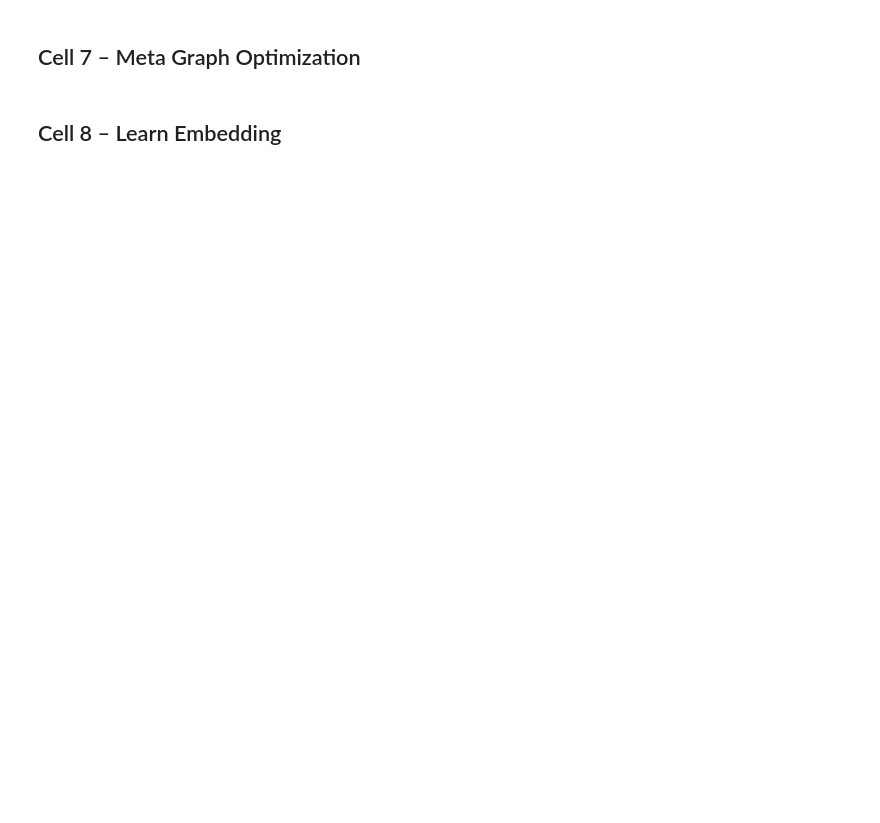
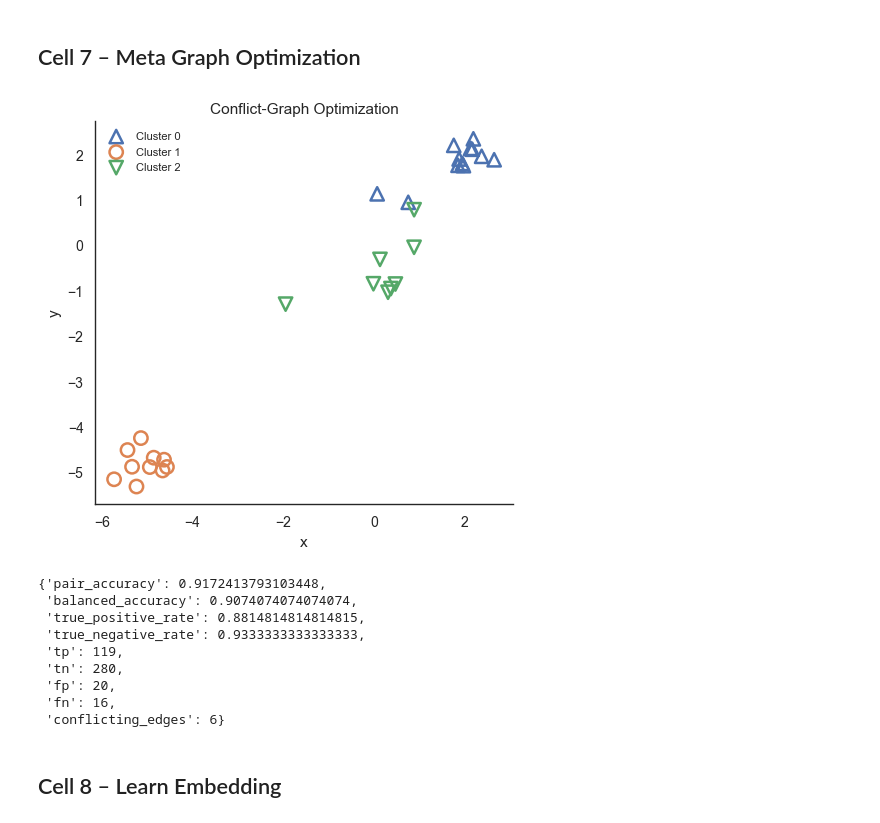
Before and after one commit to gerritgr/ClusterJudge, a Jupyter notebook: main.ipynb, the cells around one changed output. Cells and saved outputs as stored; diff of their text form; code cells hidden in the pictures; blank space fills up the shorter version.

```diff
--- a/main.ipynb
+++ b/main.ipynb
@@ -889,9 +1024,10 @@ MAIN_STATE["meta_graph"] = run_meta_graph_cell(
 ## Cell 7 – Meta Graph Optimization
 # %%
 CONFLICT_CLUSTER_COUNT = 3  # Higher permits finer partitions; lower pushes the optimizer toward broader assignments.
-CONFLICT_RANDOM_RESTARTS = 12  # Higher searches more random initial clusterings; lower is faster but less robust.
+CONFLICT_RANDOM_RESTARTS = 10  # Higher searches more random initial clusterings; lower is faster but less robust.
 CONFLICT_SWEEPS = 35  # Higher lets reassignment continue longer; lower stops sooner with rougher optima.
 CONFLICT_BALANCE_LAMBDA = 0.7  # Higher resists collapse into one cluster; lower focuses more purely on conflict count.
+CONFLICT_ESCAPE_MOVES = 2  # Higher helps the search jump away from local minima more aggressively; lower keeps the search greedier.
 CONFLICT_SEED = 42  # Higher changes the random initialization of the discrete optimizer.
 CONFLICT_CSV_PATH = f"{MAIN_ENV['figure_dir']}/conflict_graph_clusters.csv"  # Change this to archive alternative optimized assignments.
 CONFLICT_FIGURE_STEM = f"{MAIN_ENV['figure_dir']}/conflict_graph_clusters"  # Change this stem to rename the conflict-graph figure bundle.
@@ -925,6 +1061,7 @@ def optimize_meta_graph_clustering(
     n_restarts: int,
     n_sweeps: int,
     balance_lambda: float,
+    escape_moves: int,
     seed: int,
 ) -> np.ndarray:
     rng = np.random.default_rng(seed)
@@ -936,33 +1073,47 @@ def optimize_meta_graph_clustering(
 
     for _ in range(n_restarts):
         labels = rng.integers(0, n_clusters, size=n_points, endpoint=False)
-        for _ in range(n_sweeps):
+        current_value = objective(labels)
+        best_restart_labels = labels.copy()
+        best_restart_value = current_value
+
+        for sweep_idx in range(n_sweeps):
             improved = False
             order = np.arange(n_points)
             rng.shuffle(order)
             for point_idx in order:
                 current_cluster = labels[point_idx]
-                current_value = objective(labels)
-                best_local_cluster = current_cluster
-                best_local_value = current_value
+                local_best_cluster = current_cluster
+                local_best_value = current_value
                 for candidate_cluster in range(n_clusters):
                     if candidate_cluster == current_cluster:
                         continue
                     labels[point_idx] = candidate_cluster
                     candidate_value = objective(labels)
-                    if candidate_value < best_local_value:
-                        best_local_cluster = candidate_cluster
-                        best_local_value = candidate_value
+                    if candidate_value < local_best_value:
+                        local_best_cluster = candidate_cluster
+                        local_best_value = candidate_value
                     labels[point_idx] = current_cluster
-                if best_local_cluster != current_cluster:
-                    labels[point_idx] = best_local_cluster
+                if local_best_cluster != current_cluster:
+                    labels[point_idx] = local_best_cluster
+                    current_value = local_best_value
                     improved = True
+                    if current_value < best_restart_value:
+                        best_restart_value = current_value
+                        best_restart_labels = labels.copy()
+
             if not improved:
-                break
-        value = objective(labels)
-        if value < best_value:
-            best_value = value
-            best_labels = labels.copy()
+                jump_indices = rng.choice(n_points, size=min(escape_moves, n_points), replace=False)
+                for jump_idx in np.atleast_1d(jump_indices):
+                    labels[int(jump_idx)] = int(rng.integers(0, n_clusters))
+                current_value = objective(labels)
+                if current_value < best_restart_value:
+                    best_restart_value = current_value
+                    best_restart_labels = labels.copy()
+
+        if best_restart_value < best_value:
+            best_value = best_restart_value
+            best_labels = best_restart_labels.copy()
 
     return np.asarray(best_labels, dtype=int)
 
@@ -974,6 +1125,7 @@ def run_conflict_cell(
     n_restarts: int,
     n_sweeps: int,
     balance_lambda: float,
+    escape_moves: int,
     seed: int,
     csv_path: str | Path,
     figure_stem: str | Path,
@@ -985,33 +1137,46 @@ def run_conflict_cell(
         n_points=len(points_df),
         n_clusters=n_clusters,
         n_restarts=n_restarts,
         n_sweeps=n_sweeps,
         balance_lambda=balance_lambda,
+        escape_moves=escape_moves,
         seed=seed,
     )
     export_df = points_df.copy()
     export_df["inferred_cluster"] = inferred
     save_dataframe(export_df, csv_path)
     plot_cluster_assignments_from_csv(csv_path, figure_stem, "Conflict-Graph Optimization")
     metrics = pairwise_consistency_metrics(export_df["true_cluster"], export_df["inferred_cluster"])
     metrics["conflicting_edges"] = count_conflicting_edges(judgements_df, inferred)
     logging.info("Conflict graph metrics: %s", metrics)
     return {"clusters_df": export_df, "csv_path": str(csv_path), "metrics": metrics}
 
 
 MAIN_STATE["conflict_graph"] = run_conflict_cell(
     points_csv_path=MAIN_STATE["dataset"]["csv_path"],
     judgements_csv_path=MAIN_STATE["judgements"]["judgements_csv_path"],
     n_clusters=CONFLICT_CLUSTER_COUNT,
     n_restarts=CONFLICT_RANDOM_RESTARTS,
     n_sweeps=CONFLICT_SWEEPS,
     balance_lambda=CONFLICT_BALANCE_LAMBDA,
+    escape_moves=CONFLICT_ESCAPE_MOVES,
     seed=CONFLICT_SEED,
     csv_path=CONFLICT_CSV_PATH,
     figure_stem=CONFLICT_FIGURE_STEM,
 )
 
 MAIN_STATE["conflict_graph"]["metrics"]
+# %% [output]
+[figure, added]
+{'pair_accuracy': 0.9172413793103448,
+ 'balanced_accuracy': 0.9074074074074074,
+ 'true_positive_rate': 0.8814814814814815,
+ 'true_negative_rate': 0.9333333333333333,
+ 'tp': 119,
+ 'tn': 280,
+ 'fp': 20,
+ 'fn': 16,
+ 'conflicting_edges': 6}
 # %% [markdown]
 ## Cell 8 – Learn Embedding
 # %%
```
Also changed, not shown: parts of 10 cells of this notebook, 1 other file.
